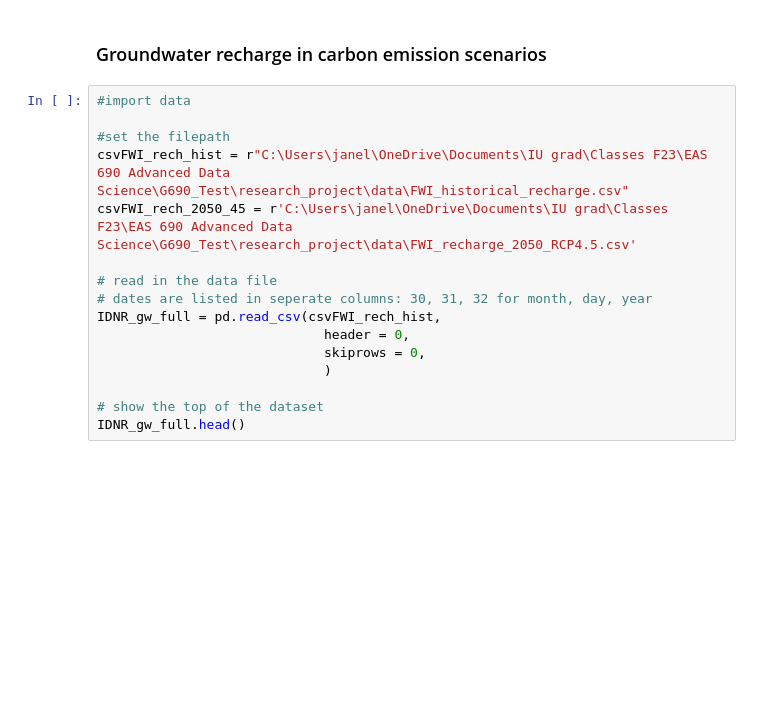
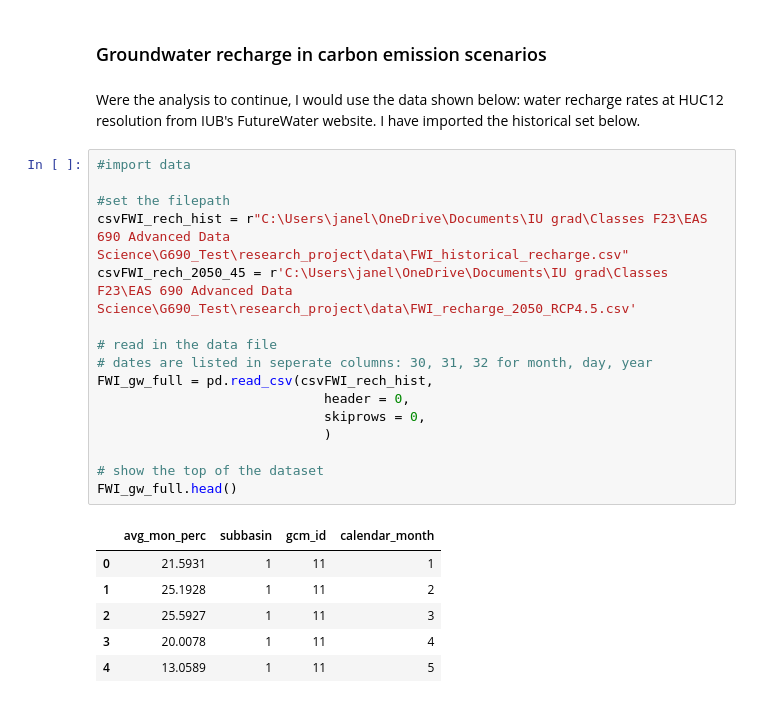
Before and after one commit to cookjan/G690_jcc, a Jupyter notebook: research_project/IDNR_GW.ipynb, the cells around one changed output. Drawn from its saved outputs; the diff is of its cells as text; blank space fills up the shorter version.

```diff
--- a/research_project/IDNR_GW.ipynb
+++ b/research_project/IDNR_GW.ipynb
@@ -415,18 +502,27 @@ KeyError: -2
 # %% [markdown]
 ### Groundwater recharge in carbon emission scenarios
+# %% [markdown]
+Were the analysis to continue, I would use the data shown below: water recharge rates at HUC12 resolution from IUB's FutureWater website. I have imported the historical set below.
 # %%
 #import data
 
 #set the filepath
 csvFWI_rech_hist = r"C:\Users\janel\OneDrive\Documents\IU grad\Classes F23\EAS 690 Advanced Data Science\G690_Test\research_project\data\FWI_historical_recharge.csv"
 csvFWI_rech_2050_45 = r'C:\Users\janel\OneDrive\Documents\IU grad\Classes F23\EAS 690 Advanced Data Science\G690_Test\research_project\data\FWI_recharge_2050_RCP4.5.csv'
 
 # read in the data file
 # dates are listed in seperate columns: 30, 31, 32 for month, day, year
-IDNR_gw_full = pd.read_csv(csvFWI_rech_hist,
+FWI_gw_full = pd.read_csv(csvFWI_rech_hist,
                              header = 0,
                              skiprows = 0,
                              )
 
 # show the top of the dataset
-IDNR_gw_full.head()
+FWI_gw_full.head()
+# %% [output]
+|  | avg_mon_perc | subbasin | gcm_id | calendar_month |
+| 0 | 21.5931 | 1 | 11 | 1 |
+| 1 | 25.1928 | 1 | 11 | 2 |
+| 2 | 25.5927 | 1 | 11 | 3 |
+| 3 | 20.0078 | 1 | 11 | 4 |
+| 4 | 13.0589 | 1 | 11 | 5 |
```
Also changed, not shown: parts of 33 cells of this notebook, 4 other files.
